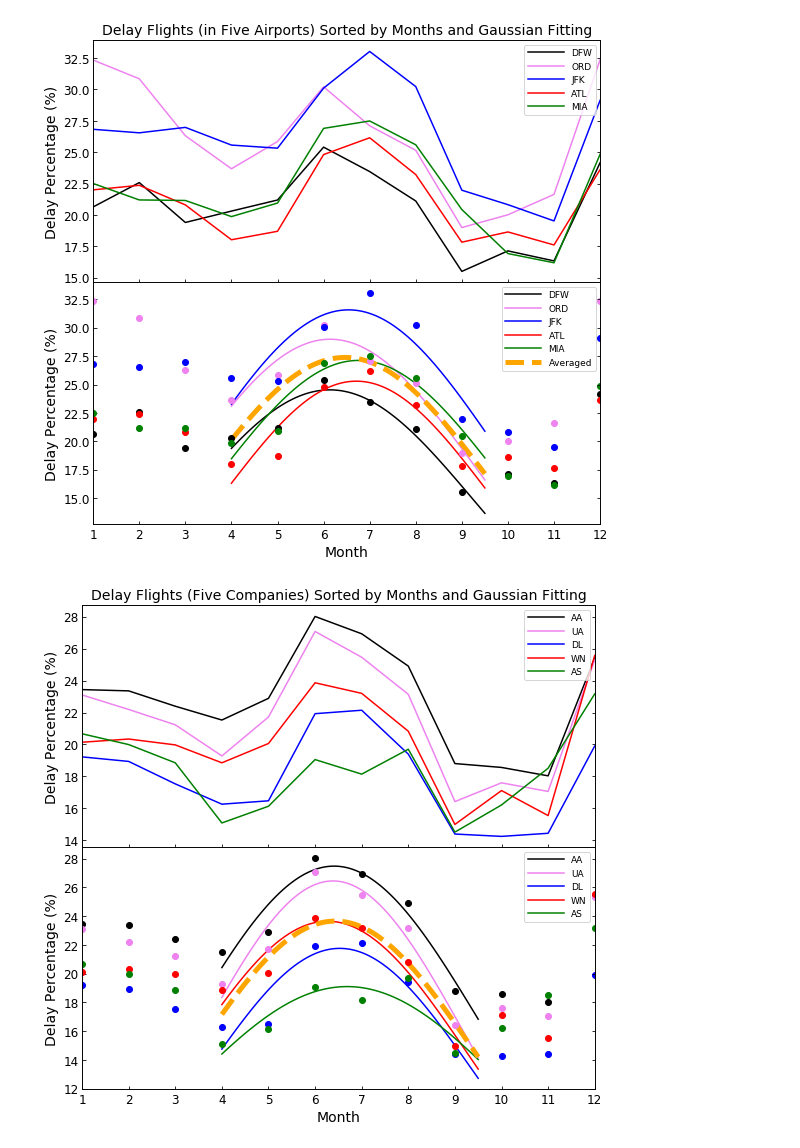
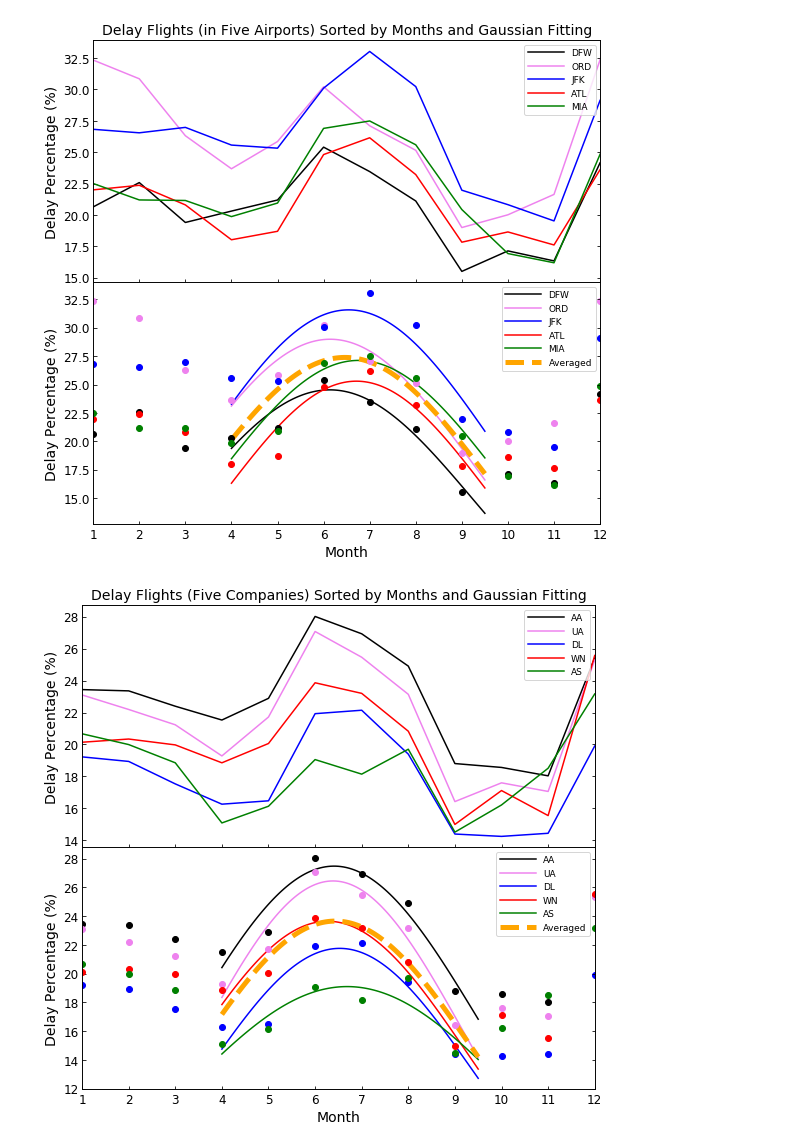
Before and after one commit to dongzhang84/Flight_delay, a Jupyter notebook: Project_notebook1.ipynb, the cells around one changed output. Saved outputs shown, nothing was run; the diff lists cells and outputs as text; code cells hidden in the pictures.

```diff
--- a/Project_notebook1.ipynb
+++ b/Project_notebook1.ipynb
@@ -499,32 +499,32 @@ popt1, _ = optimize.curve_fit(gaussian, X1, data1)
 popt2, _ = optimize.curve_fit(gaussian, X2, data2)
 popt3, _ = optimize.curve_fit(gaussian, X3, data3)
 popt4, _ = optimize.curve_fit(gaussian, X4, data4)
 popt_ave, _ = optimize.curve_fit(gaussian, X4, data_ave)
 
 X_smooth = np.linspace(4, 9.5, 100)
 ax2.plot(X_smooth,gaussian(X_smooth, *popt0),color='black')
 ax2.plot(X_smooth,gaussian(X_smooth, *popt1),color='violet')
 ax2.plot(X_smooth,gaussian(X_smooth, *popt2),color='blue')
 ax2.plot(X_smooth,gaussian(X_smooth, *popt3),color='red')
 ax2.plot(X_smooth,gaussian(X_smooth, *popt4),color='green')
 ax2.plot(X_smooth,gaussian(X_smooth, *popt_ave),'r--',color='orange',linewidth=5)
 
 ax2.plot(month_plot,delay_month2[0],'o',color='black')
 ax2.plot(month_plot,delay_month2[1],'o',color='violet')
 ax2.plot(month_plot,delay_month2[2],'o',color='blue')
 ax2.plot(month_plot,delay_month2[3],'o',color='red')
 ax2.plot(month_plot,delay_month2[4],'o',color='green')
-ax2.legend(['AA','UA','DL','WN','AS'], fontsize=9,handlelength=4,frameon=True,loc='upper right')
+ax2.legend(['AA','UA','DL','WN','AS','Averaged'], fontsize=9,handlelength=4,frameon=True,loc='upper right')
 ax2.set_xlabel('Month',fontsize=14)
 ax2.set_ylabel('Delay Percentage (%)',fontsize=14)
 ax2.xaxis.set_tick_params(labelsize=12,direction='in')
 ax2.yaxis.set_tick_params(labelsize=12,direction='in')
 ax2.set_xlim([1,12])
 ax2.xaxis.set_ticks(np.arange(1,13,1))
 ax21 = ax2.twinx()
 ax21.set_ylim(ax2.get_ylim())
 ax21.get_yaxis().set_tick_params(direction='in',labelright='False')
 
 fig3.subplots_adjust(left=0.08,right=0.97,bottom=0.08,top=0.92)
 # %% [output]
-[figure, old version]
+[figure, new version]
```
Also changed, not shown: parts of 2 cells of this notebook.
